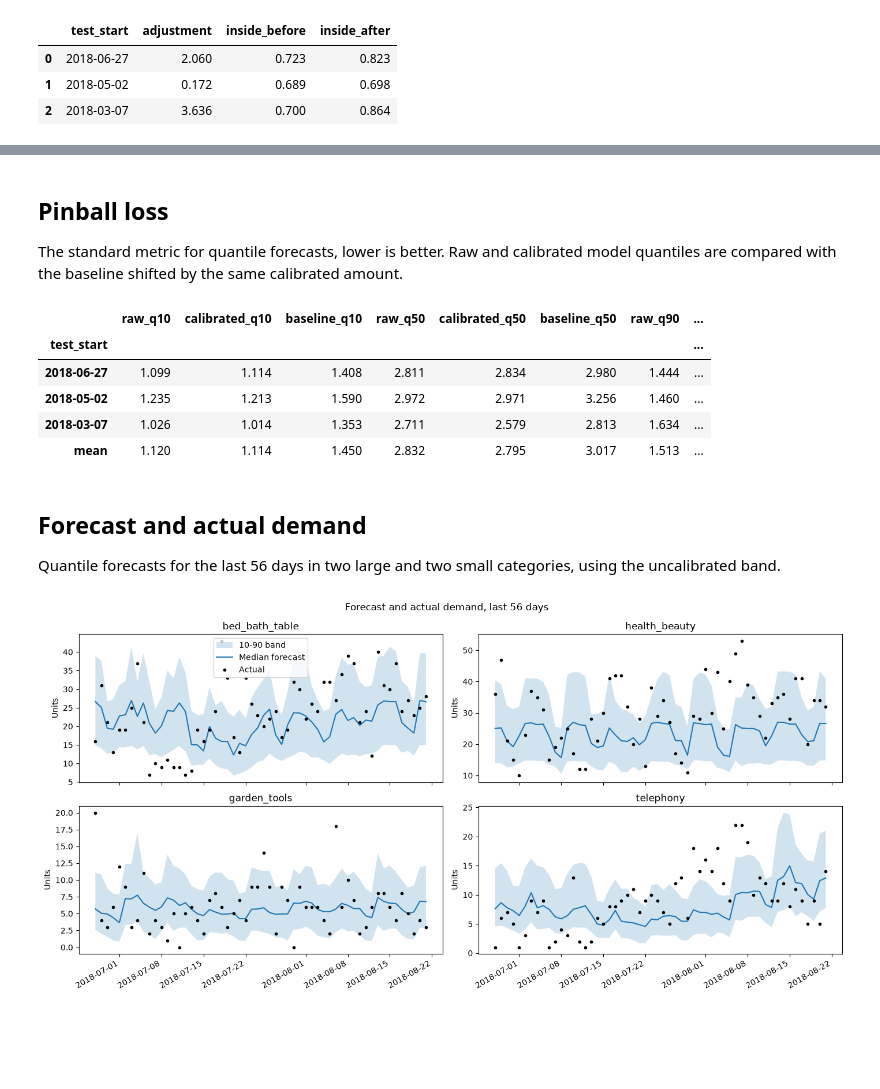
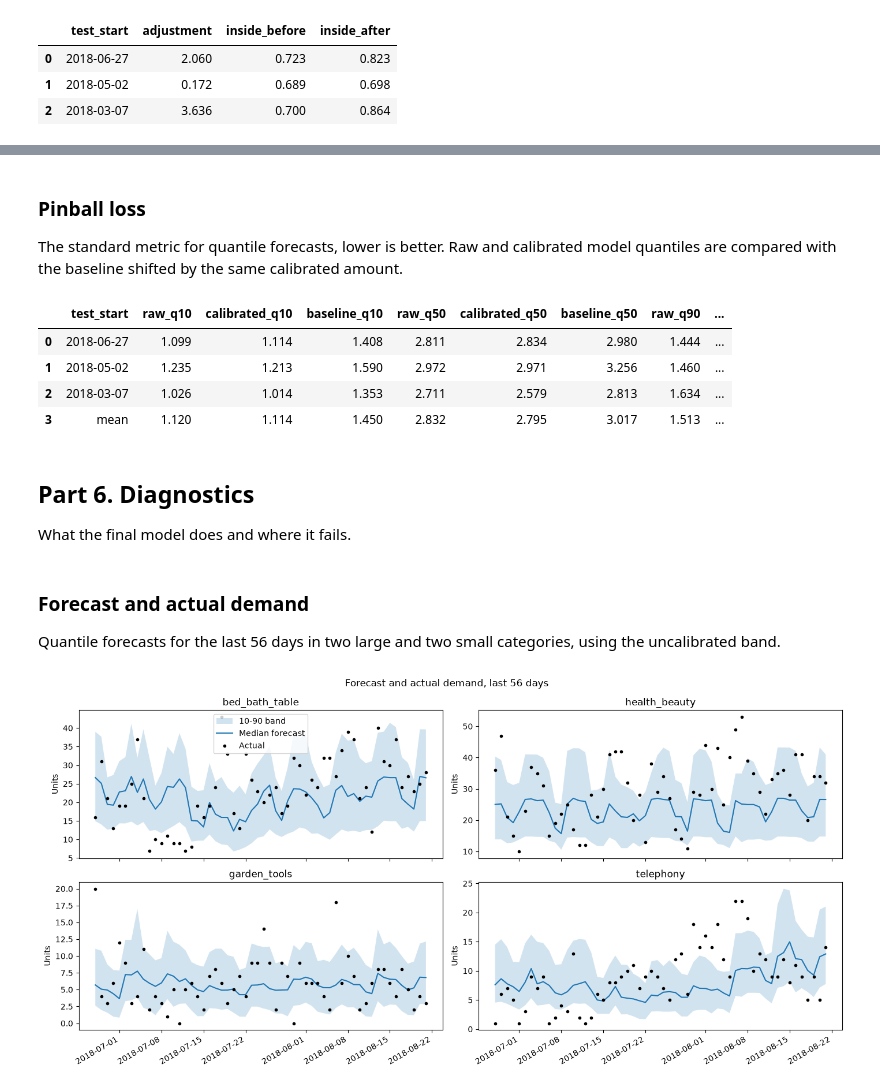
Before and after one commit to delficomerso/olist-demand-forecasting, a Jupyter notebook: notebooks/04_forecast_and_decision.ipynb, the cells around one changed output, grey strips where cells are left out. Cells and saved outputs as stored; diff of their text form; code cells hidden in the pictures; blank space fills up the shorter version.

Commit message:
Add demand forecasting notebooks and README

```diff
--- a/notebooks/04_forecast_and_decision.ipynb
+++ b/notebooks/04_forecast_and_decision.ipynb
@@ -161,11 +179,10 @@ The same comparison with fewer and smaller trees.
 train_clean = long[before_test & ~black_friday]
 
 configs = {
-    "default":   dict(n_estimators=300, learning_rate=0.05, random_state=42, verbose=-1),
-    "small":     dict(n_estimators=150, learning_rate=0.05, num_leaves=8, min_child_samples=40, random_state=42, verbose=-1),
-    "very small": dict(n_estimators=100, learning_rate=0.05, num_leaves=4, min_child_samples=60, random_state=42, verbose=-1),
+    "default":   dict(objective="l1", n_estimators=300, learning_rate=0.05, random_state=42, verbose=-1),
+    "small":     dict(objective="l1", n_estimators=150, learning_rate=0.05, num_leaves=8, min_child_samples=40, random_state=42, verbose=-1),
+    "very small": dict(objective="l1", n_estimators=100, learning_rate=0.05, num_leaves=4, min_child_samples=60, random_state=42, verbose=-1),
 }
 
-for name, params in configs.items():
-    print(f"{name:12s}:", round(fit_eval(train_clean, params), 3))
+pd.DataFrame({"wape": {name: fit_eval(train_clean, params) for name, params in configs.items()}}).round(3).reset_index(names="model")
 # %% [output]
@@ -438,0 +504,22 @@ pd.DataFrame([calibrated_band(long, k, very_small) for k in range(3)]).round(3)
+# %%
+pooled = []
+for relative in (False, True):
+    for k in range(3):
+        te, lo, hi, adjustment = calibrated_bounds(long, k, very_small, relative=relative)
+        y = te["units"].to_numpy()
+        pooled.append(pd.DataFrame({
+            "category": te["category"].to_numpy(),
+            "units": y,
+            "inside_before": (y >= lo) & (y <= hi),
+            "inside_after": (y >= lo - adjustment) & (y <= hi + adjustment),
+            "relative": relative,
+        }))
+pooled = pd.concat(pooled)
+
+coverage_by_category = pd.DataFrame({
+    "mean_units": pooled[~pooled["relative"]].groupby("category", observed=True)["units"].mean(),
+    "inside_before": pooled[~pooled["relative"]].groupby("category", observed=True)["inside_before"].mean(),
+    "inside_fixed": pooled[~pooled["relative"]].groupby("category", observed=True)["inside_after"].mean(),
+    "inside_scaled": pooled[pooled["relative"]].groupby("category", observed=True)["inside_after"].mean(),
+}).sort_values("mean_units", ascending=False)
+coverage_by_category.round(3).reset_index()
@@ -439,51 +538,49 @@ pd.DataFrame([calibrated_band(long, k, very_small) for k in range(3)]).round(3)
 # %% [markdown]
-## Pinball loss
+### Pinball loss
 
 The standard metric for quantile forecasts, lower is better. Raw and calibrated model quantiles are compared with the baseline shifted by the same calibrated amount.
 # %%
 def pinball(y, pred, q):
     """Average pinball loss of a quantile forecast."""
     diff = y - pred
     return np.mean(np.maximum(q * diff, (q - 1) * diff))
 
 def pinball_scores(data, k, params, cal_days=56):
     """Pinball loss per quantile in backtest period k, raw, calibrated and baseline."""
-    test_end = last_day - pd.Timedelta(days=56 * k)
-    test_begin = test_end - pd.Timedelta(days=55)
-    cal_begin = test_begin - pd.Timedelta(days=cal_days)
-    tr = data[(data["day"] < cal_begin) & ~black_friday]
-    cal = data[(data["day"] >= cal_begin) & (data["day"] < test_begin)]
-    te = data[(data["day"] >= test_begin) & (data["day"] <= test_end)]
+    tr, cal, te = split_period(data, k, cal_days)
     y_cal = cal["units"].to_numpy()
     y = te["units"].to_numpy()
     n = len(cal)
 
-    rows = {"test_start": test_begin.date()}
+    rows = {"test_start": te["day"].min().date()}
     for q in (0.1, 0.5, 0.9):
         rank = min(1.0, np.ceil((n + 1) * q) / n)
         model = lgb.LGBMRegressor(**{**params, "objective": "quantile", "alpha": q})
         model.fit(tr[features], tr["units"])
         pred = model.predict(te[features])
         adjustment = np.quantile(y_cal - model.predict(cal[features]), rank)
         adjustment_base = np.quantile(y_cal - cal["baseline"].to_numpy(), rank)
         name = f"q{int(q * 100)}"
         rows[f"raw_{name}"] = pinball(y, pred, q)
         rows[f"calibrated_{name}"] = pinball(y, pred + adjustment, q)
         rows[f"baseline_{name}"] = pinball(y, te["baseline"].to_numpy() + adjustment_base, q)
     return rows
 
 pin = pd.DataFrame([pinball_scores(long, k, very_small) for k in range(3)]).set_index("test_start")
 pin.loc["mean"] = pin.mean()
-pin.round(3)
+pin.round(3).reset_index()
 # %% [output]
-|  | raw_q10 | calibrated_q10 | baseline_q10 | raw_q50 | calibrated_q50 | baseline_q50 | raw_q90 | ... |
-| test_start |  |  |  |  |  |  |  | ... |
-| 2018-06-27 | 1.099 | 1.114 | 1.408 | 2.811 | 2.834 | 2.980 | 1.444 | ... |
-| 2018-05-02 | 1.235 | 1.213 | 1.590 | 2.972 | 2.971 | 3.256 | 1.460 | ... |
-| 2018-03-07 | 1.026 | 1.014 | 1.353 | 2.711 | 2.579 | 2.813 | 1.634 | ... |
-| mean | 1.120 | 1.114 | 1.450 | 2.832 | 2.795 | 3.017 | 1.513 | ... |
+|  | test_start | raw_q10 | calibrated_q10 | baseline_q10 | raw_q50 | calibrated_q50 | baseline_q50 | raw_q90 | ... |
+| 0 | 2018-06-27 | 1.099 | 1.114 | 1.408 | 2.811 | 2.834 | 2.980 | 1.444 | ... |
+| 1 | 2018-05-02 | 1.235 | 1.213 | 1.590 | 2.972 | 2.971 | 3.256 | 1.460 | ... |
+| 2 | 2018-03-07 | 1.026 | 1.014 | 1.353 | 2.711 | 2.579 | 2.813 | 1.634 | ... |
+| 3 | mean | 1.120 | 1.114 | 1.450 | 2.832 | 2.795 | 3.017 | 1.513 | ... |
+# %% [markdown]
+## Part 6. Diagnostics
+
+What the final model does and where it fails.
 # %% [markdown]
-## Forecast and actual demand
+### Forecast and actual demand
 
 Quantile forecasts for the last 56 days in two large and two small categories, using the uncalibrated band.
 # %%
```
Also changed, not shown: parts of 52 cells of this notebook, 4 other files.
